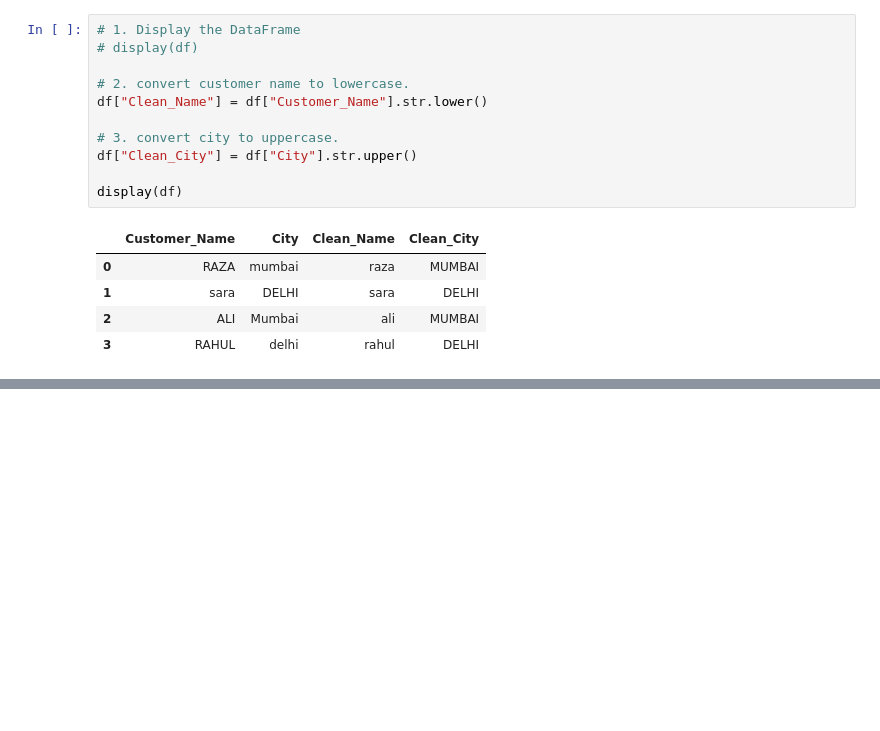
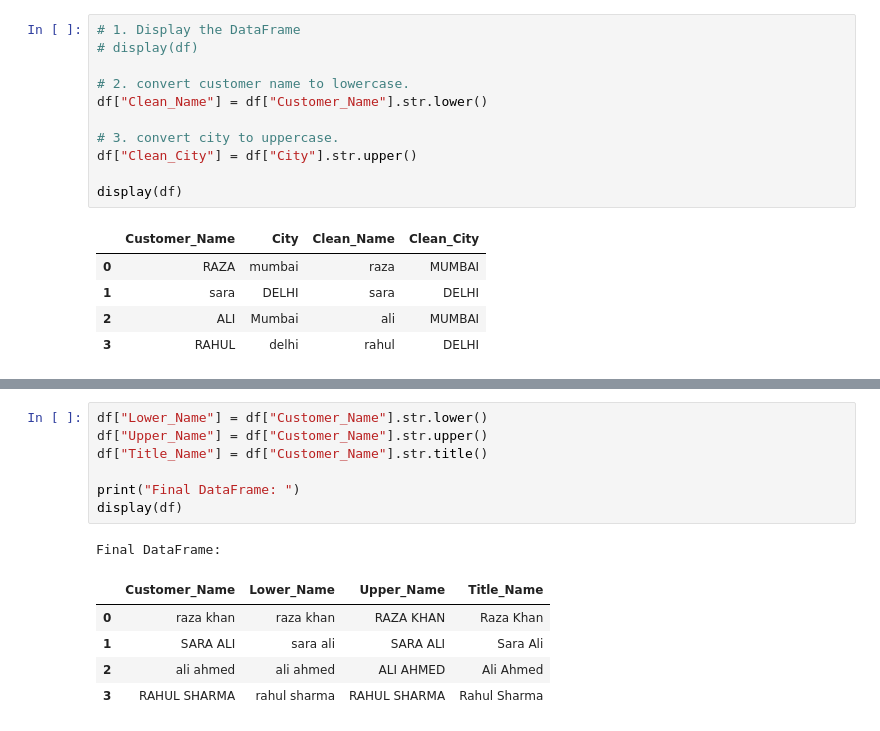
Before and after one commit to mohammadhamid8554-lgtm/data-science-from-scratch, a Jupyter notebook: phase_1.2_pandas/string_operations.ipynb, the cells around one changed output, grey strips where cells are left out. Drawn from its saved outputs; the diff is of its cells as text; blank space fills up the shorter version.

```diff
--- a/phase_1.2_pandas/string_operations.ipynb
+++ b/phase_1.2_pandas/string_operations.ipynb
@@ -139,0 +223,14 @@ display(df)
+# %%
+df["Lower_Name"] = df["Customer_Name"].str.lower()
+df["Upper_Name"] = df["Customer_Name"].str.upper()
+df["Title_Name"] = df["Customer_Name"].str.title()
+
+print("Final DataFrame: ")
+display(df)
+# %% [output]
+Final DataFrame:
+|  | Customer_Name | Lower_Name | Upper_Name | Title_Name |
+| 0 | raza khan | raza khan | RAZA KHAN | Raza Khan |
+| 1 | SARA ALI | sara ali | SARA ALI | Sara Ali |
+| 2 | ali ahmed | ali ahmed | ALI AHMED | Ali Ahmed |
+| 3 | RAHUL SHARMA | rahul sharma | RAHUL SHARMA | Rahul Sharma |
```
Also changed, not shown: parts of 28 cells of this notebook.
